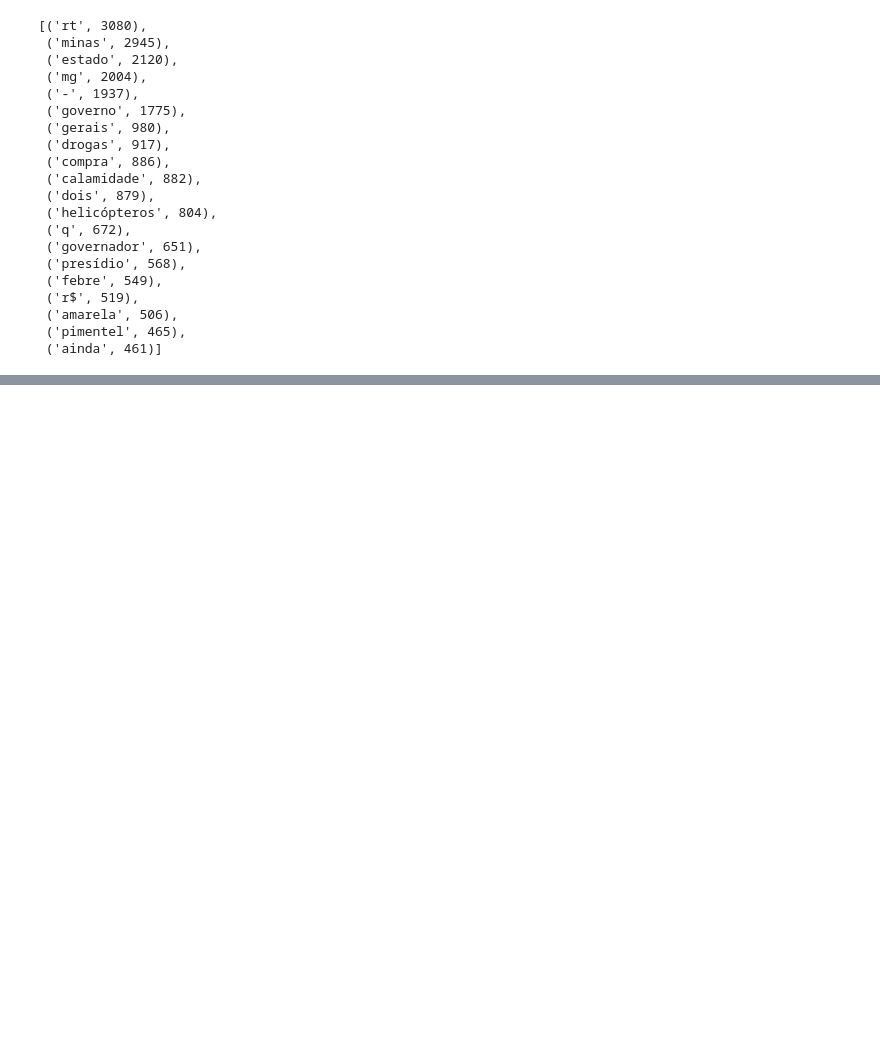
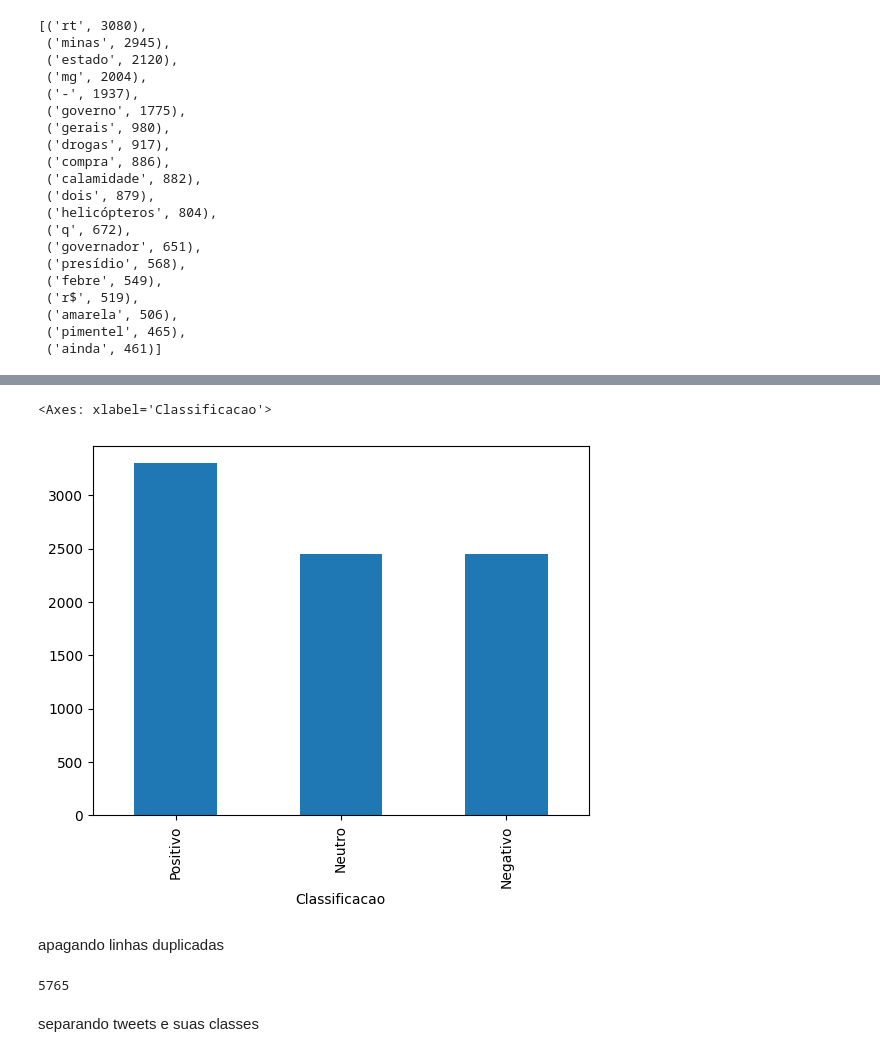
Before and after one commit to melltl/text-mining-twitter, a Jupyter notebook: text_mining_twitter.ipynb, the cells around one changed output, grey strips where cells are left out. Saved outputs shown, nothing was run; the diff lists cells and outputs as text; code cells hidden in the pictures; blank space fills up the shorter version.

```diff
--- a/text_mining_twitter.ipynb
+++ b/text_mining_twitter.ipynb
@@ -286,0 +296,3 @@ fdist.most_common(20)
+# %%
+dataset = pd.read_csv('Tweets_Mg.csv',encoding="utf-8")
+dataset
@@ -286,0 +373,16 @@ fdist.most_common(20)
+# %%
+
+dataset.Classificacao.value_counts().plot(kind='bar')
+# %% [output]
+<Axes: xlabel='Classificacao'>
+[figure, added]
+# %% [markdown]
+apagando linhas duplicadas
+# %%
+
+dataset.drop_duplicates(['Text'],inplace=True)
+dataset.Text.count()
+# %% [output]
+5765
+# %% [markdown]
+separando tweets e suas classes
```
Also changed, not shown: parts of 39 cells of this notebook.
